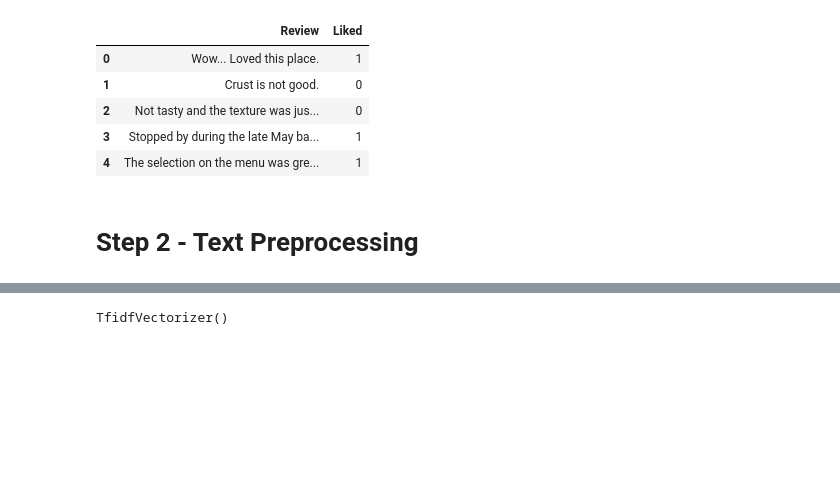
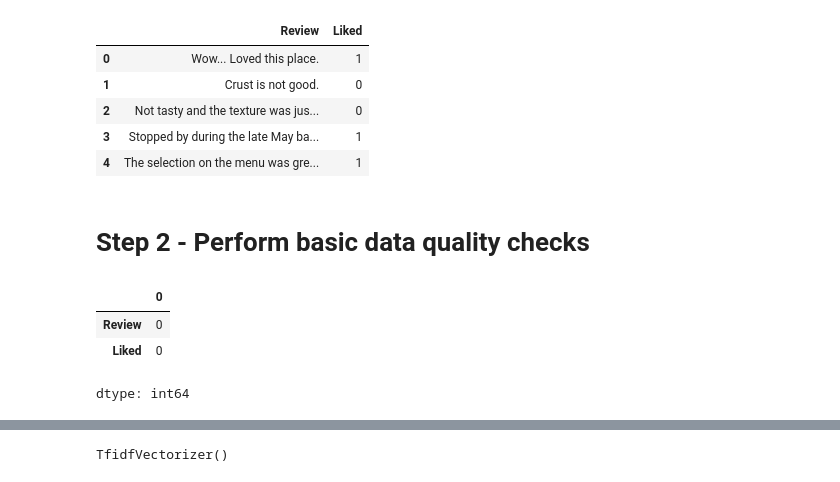
Before and after one commit to utkarshg1/Test1, a Jupyter notebook: Sentiment_analysis.ipynb, the cells around one changed output, grey strips where cells are left out. Drawn from its saved outputs; the diff is of its cells as text; code cells hidden in the pictures; blank space fills up the shorter version.

```diff
--- a/Sentiment_analysis.ipynb
+++ b/Sentiment_analysis.ipynb
@@ -25,4 +27,11 @@ df.head()
 | 3 | Stopped by during the late May ba... | 1 |
 | 4 | The selection on the menu was gre... | 1 |
 # %% [markdown]
-# Step 2 - Text Preprocessing
+# Step 2 - Perform basic data quality checks
+# %%
+df.isna().sum()
+# %% [output]
+|  | 0 |
+| Review | 0 |
+| Liked | 0 |
+dtype: int64
```
Also changed, not shown: parts of 92 cells of this notebook.
